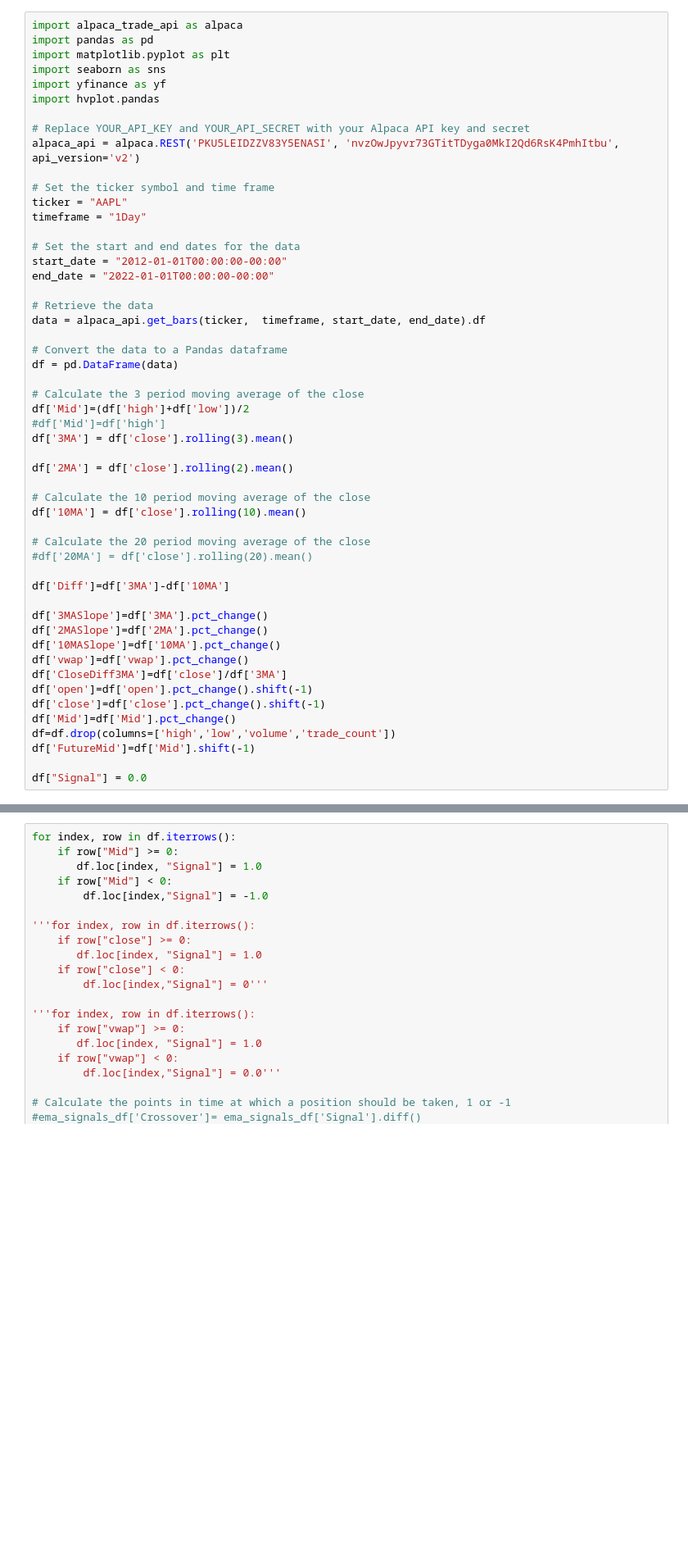
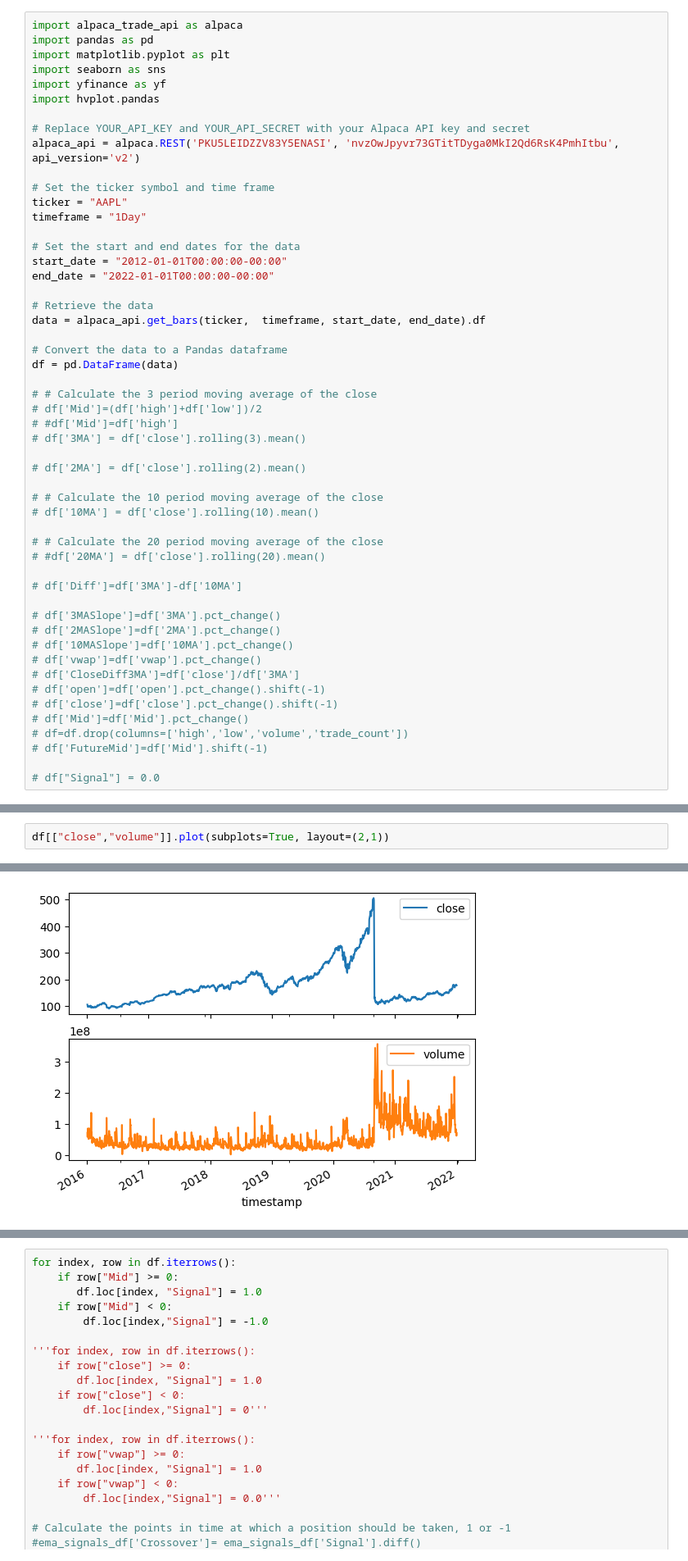
Before and after one commit to niharraju4/Sentimental-Analysis-for-Energy-and-power-Stocks-Predictions, a Jupyter notebook: MidForecast.ipynb, the cells around one changed output, grey strips where cells are left out. Shown at 82% size. Drawn from its saved outputs; the diff is of its cells as text; blank space fills up the shorter version.

```diff
--- a/MidForecast.ipynb
+++ b/MidForecast.ipynb
@@ -23,30 +23,30 @@ data = alpaca_api.get_bars(ticker,  timeframe, start_date, end_date).df
 # Convert the data to a Pandas dataframe
 df = pd.DataFrame(data)
 
-# Calculate the 3 period moving average of the close
-df['Mid']=(df['high']+df['low'])/2
-#df['Mid']=df['high']
-df['3MA'] = df['close'].rolling(3).mean()
+# # Calculate the 3 period moving average of the close
+# df['Mid']=(df['high']+df['low'])/2
+# #df['Mid']=df['high']
+# df['3MA'] = df['close'].rolling(3).mean()
 
-df['2MA'] = df['close'].rolling(2).mean()
+# df['2MA'] = df['close'].rolling(2).mean()
 
-# Calculate the 10 period moving average of the close
-df['10MA'] = df['close'].rolling(10).mean()
+# # Calculate the 10 period moving average of the close
+# df['10MA'] = df['close'].rolling(10).mean()
 
-# Calculate the 20 period moving average of the close
-#df['20MA'] = df['close'].rolling(20).mean()
+# # Calculate the 20 period moving average of the close
+# #df['20MA'] = df['close'].rolling(20).mean()
 
-df['Diff']=df['3MA']-df['10MA']
+# df['Diff']=df['3MA']-df['10MA']
 
-df['3MASlope']=df['3MA'].pct_change()
-df['2MASlope']=df['2MA'].pct_change()
-df['10MASlope']=df['10MA'].pct_change()
-df['vwap']=df['vwap'].pct_change()
-df['CloseDiff3MA']=df['close']/df['3MA']
-df['open']=df['open'].pct_change().shift(-1)
-df['close']=df['close'].pct_change().shift(-1)
-df['Mid']=df['Mid'].pct_change()
-df=df.drop(columns=['high','low','volume','trade_count'])
-df['FutureMid']=df['Mid'].shift(-1)
+# df['3MASlope']=df['3MA'].pct_change()
+# df['2MASlope']=df['2MA'].pct_change()
+# df['10MASlope']=df['10MA'].pct_change()
+# df['vwap']=df['vwap'].pct_change()
+# df['CloseDiff3MA']=df['close']/df['3MA']
+# df['open']=df['open'].pct_change().shift(-1)
+# df['close']=df['close'].pct_change().shift(-1)
+# df['Mid']=df['Mid'].pct_change()
+# df=df.drop(columns=['high','low','volume','trade_count'])
+# df['FutureMid']=df['Mid'].shift(-1)
 
-df["Signal"] = 0.0
+# df["Signal"] = 0.0
@@ -52,0 +74,3 @@ df["Signal"] = 0.0
+# %%
+df[["close","volume"]].plot(subplots=True, layout=(2,1))
+# %% [output]
@@ -52,0 +79 @@ df["Signal"] = 0.0
+[figure, added]
```
Also changed, not shown: parts of 8 cells of this notebook.
